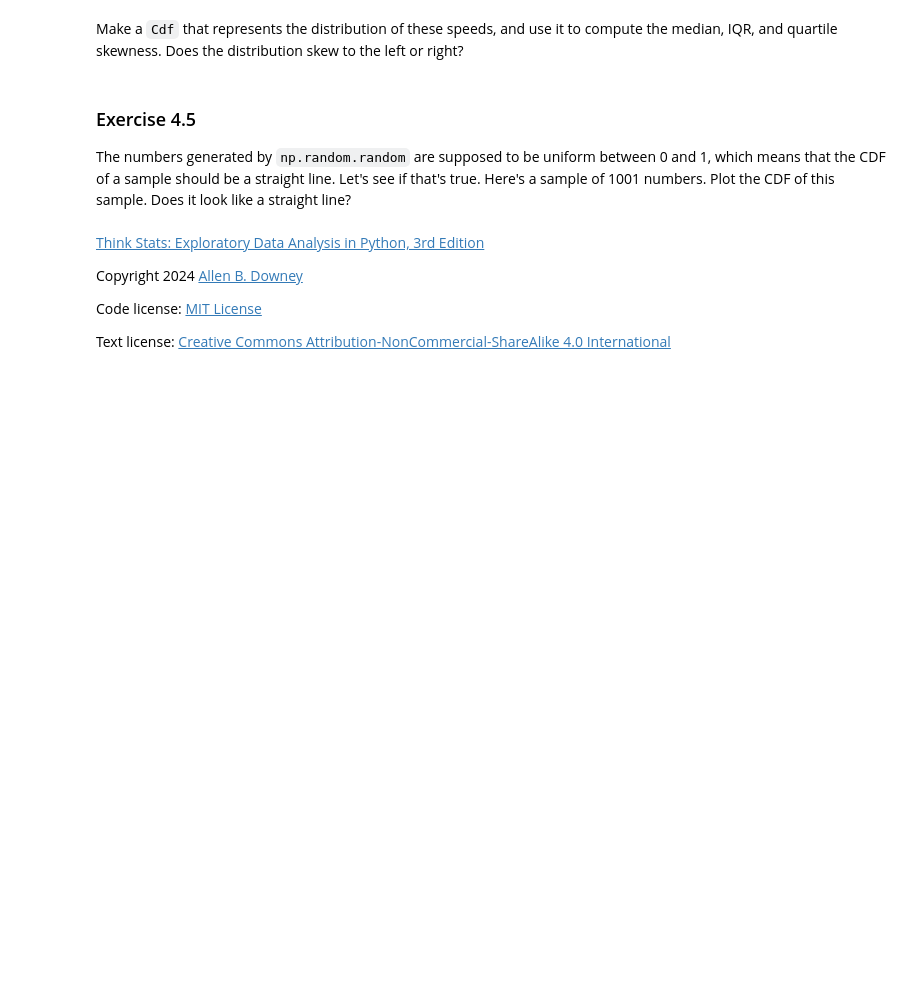
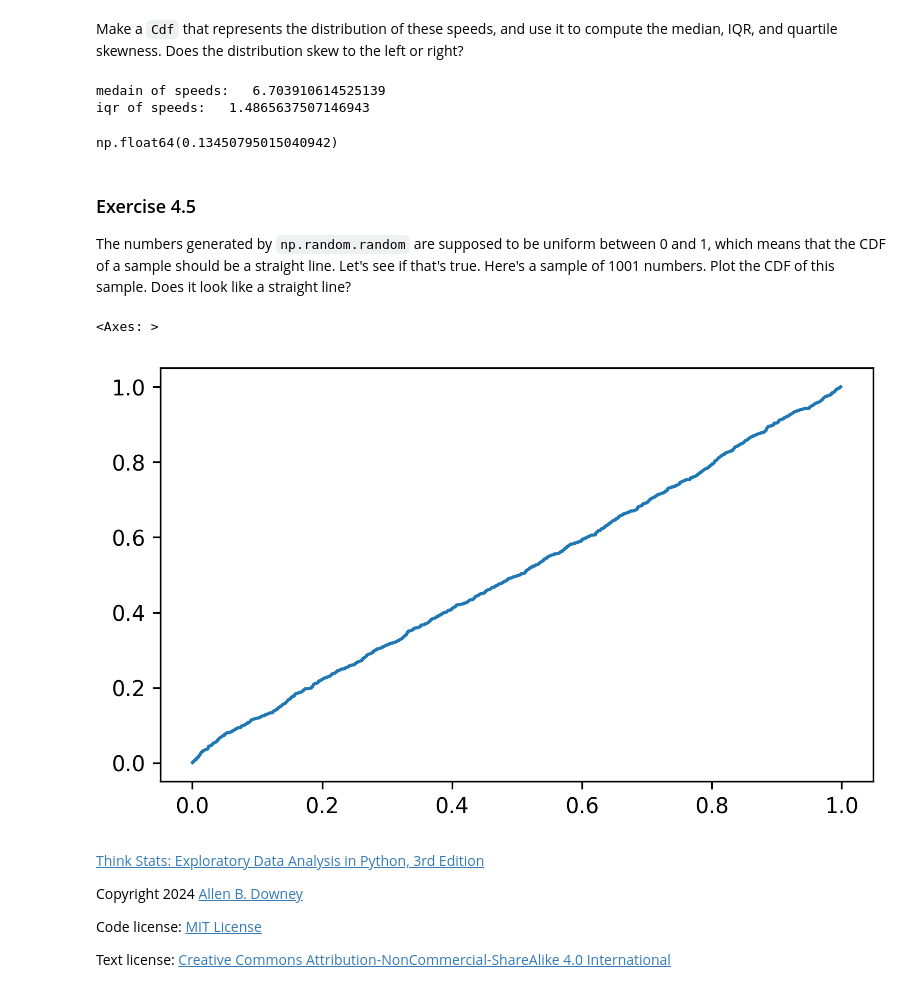
Before and after one commit to gi1no/Education, a Jupyter notebook: ThinkStats/chap04.ipynb, the cells around one changed output. Saved outputs shown, nothing was run; the diff lists cells and outputs as text; code cells hidden in the pictures; blank space fills up the shorter version.

```diff
--- a/ThinkStats/chap04.ipynb
+++ b/ThinkStats/chap04.ipynb
@@ -802,8 +802,18 @@ Make a `Cdf` that represents the distribution of these speeds, and use it to com
 Does the distribution skew to the left or right?
 # %%
 # Solution goes here
+cdf_speeds = Cdf.from_seq(speeds)
+print(f"medain of speeds:  ", median(cdf_speeds))
+print(f"iqr of speeds:  ", iqr(cdf_speeds))
+# %% [output]
+medain of speeds:   6.703910614525139
+iqr of speeds:   1.4865637507146943
 # %%
 # Solution goes here
+skewspeeds = quartile_skewness(cdf_speeds)
+skewspeeds
+# %% [output]
+np.float64(0.13450795015040942)
 # %% [markdown]
 ### Exercise 4.5
 
@@ -814,6 +824,11 @@ Here's a sample of 1001 numbers. Plot the CDF of this sample. Does it look like
 t = np.random.random(1001)
 # %%
 # Solution goes here
+cdf_t = Cdf.from_seq(t)
+cdf_t.plot()
+# %% [output]
+<Axes: >
+[figure, added]
 # %%
 # Solution goes here
 # %% [markdown]
```
Also changed, not shown: parts of 2 cells of this notebook.
